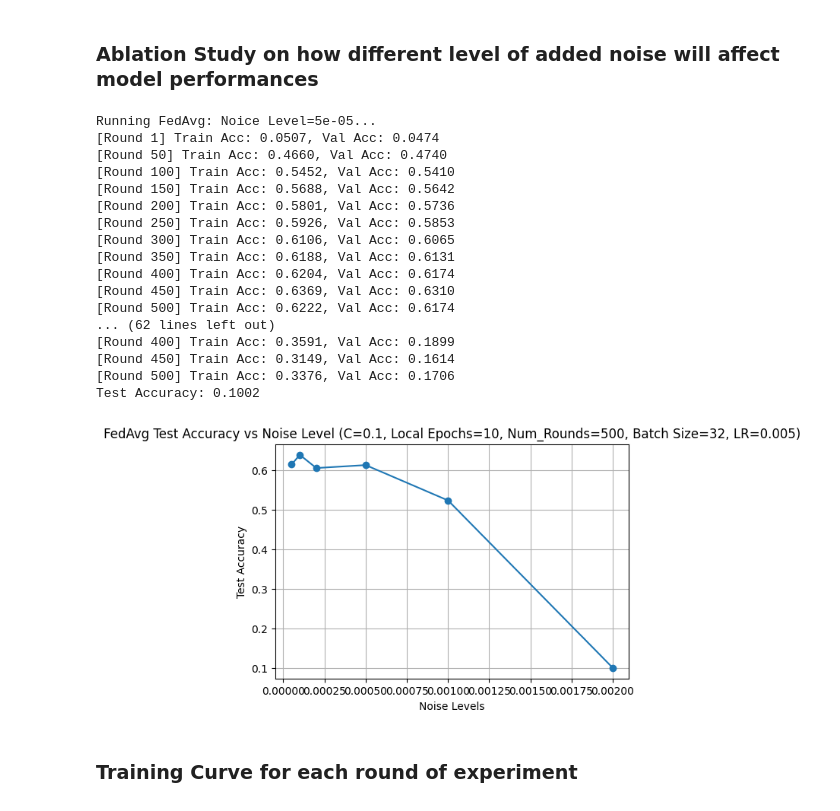
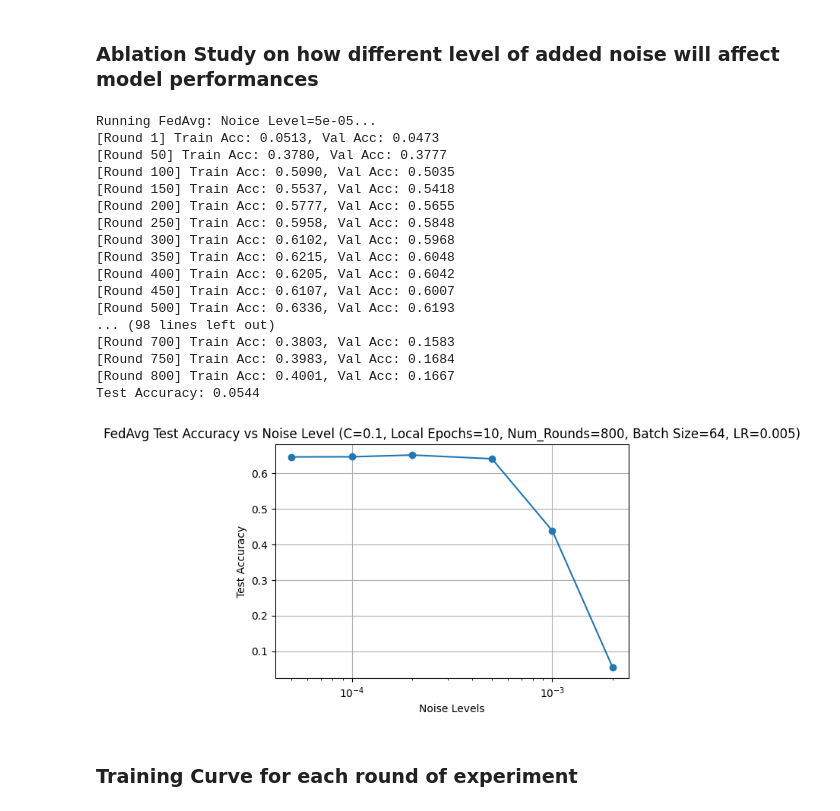
Before and after one commit to eugenia0804/FederatedLearning, a Jupyter notebook: deliverables/ablation_noisy.ipynb, the cells around one changed output. Saved outputs shown, nothing was run; the diff lists cells and outputs as text; code cells hidden in the pictures.

```diff
--- a/deliverables/ablation_noisy.ipynb
+++ b/deliverables/ablation_noisy.ipynb
@@ -11,8 +11,8 @@ from run import main
 import os
 
 device = 'cuda:2'
-num_rounds = 500
-batch_size = 32
+num_rounds = 800
+batch_size = 64
 lr = 5e-3
 c = 0.1
 local_epoch = 10
@@ -24,45 +24,46 @@ results_epochs = []
 # %%
 for noise_level in noise_level_list:
     print(f"Running FedAvg: Noice Level={noise_level}...")
     test_acc = main(
         num_rounds=num_rounds,
         c=c,
         local_epochs=local_epoch,
         batch_size=batch_size,
         lr=lr,
         device=device,
         noise_level=noise_level
     )
     results_epochs.append({"noise_level": noise_level, "test_accuracy": test_acc})
 
 # Plot test accuracy vs noise_level
 df_epochs = pd.DataFrame(results_epochs)
 plt.figure(figsize=(6,4))
 plt.plot(df_epochs["noise_level"], df_epochs["test_accuracy"], marker='o')
+plt.xscale('log')
 plt.xlabel("Noise Levels")
 plt.ylabel("Test Accuracy")
 plt.title(f"FedAvg Test Accuracy vs Noise Level (C={c}, Local Epochs={local_epoch}, Num_Rounds={num_rounds}, Batch Size={batch_size}, LR={lr})")
 plt.grid(True)
 plt.show()
 # %% [output]
 Running FedAvg: Noice Level=5e-05...
-[Round 1] Train Acc: 0.0507, Val Acc: 0.0474
-[Round 50] Train Acc: 0.4660, Val Acc: 0.4740
-[Round 100] Train Acc: 0.5452, Val Acc: 0.5410
-[Round 150] Train Acc: 0.5688, Val Acc: 0.5642
-[Round 200] Train Acc: 0.5801, Val Acc: 0.5736
-[Round 250] Train Acc: 0.5926, Val Acc: 0.5853
-[Round 300] Train Acc: 0.6106, Val Acc: 0.6065
-[Round 350] Train Acc: 0.6188, Val Acc: 0.6131
-[Round 400] Train Acc: 0.6204, Val Acc: 0.6174
-[Round 450] Train Acc: 0.6369, Val Acc: 0.6310
-[Round 500] Train Acc: 0.6222, Val Acc: 0.6174
-... (62 lines left out)
-[Round 400] Train Acc: 0.3591, Val Acc: 0.1899
-[Round 450] Train Acc: 0.3149, Val Acc: 0.1614
-[Round 500] Train Acc: 0.3376, Val Acc: 0.1706
-Test Accuracy: 0.1002
+[Round 1] Train Acc: 0.0513, Val Acc: 0.0473
+[Round 50] Train Acc: 0.3780, Val Acc: 0.3777
+[Round 100] Train Acc: 0.5090, Val Acc: 0.5035
+[Round 150] Train Acc: 0.5537, Val Acc: 0.5418
+[Round 200] Train Acc: 0.5777, Val Acc: 0.5655
+[Round 250] Train Acc: 0.5958, Val Acc: 0.5848
+[Round 300] Train Acc: 0.6102, Val Acc: 0.5968
+[Round 350] Train Acc: 0.6215, Val Acc: 0.6048
+[Round 400] Train Acc: 0.6205, Val Acc: 0.6042
+[Round 450] Train Acc: 0.6107, Val Acc: 0.6007
+[Round 500] Train Acc: 0.6336, Val Acc: 0.6193
+... (98 lines left out)
+[Round 700] Train Acc: 0.3803, Val Acc: 0.1583
+[Round 750] Train Acc: 0.3983, Val Acc: 0.1684
+[Round 800] Train Acc: 0.4001, Val Acc: 0.1667
+Test Accuracy: 0.0544
-[figure, old version]
+[figure, new version]
 # %% [markdown]
 ### Training Curve for each round of experiment
 # %%
```
Also changed, not shown: parts of 1 cell of this notebook, 13 other files.
